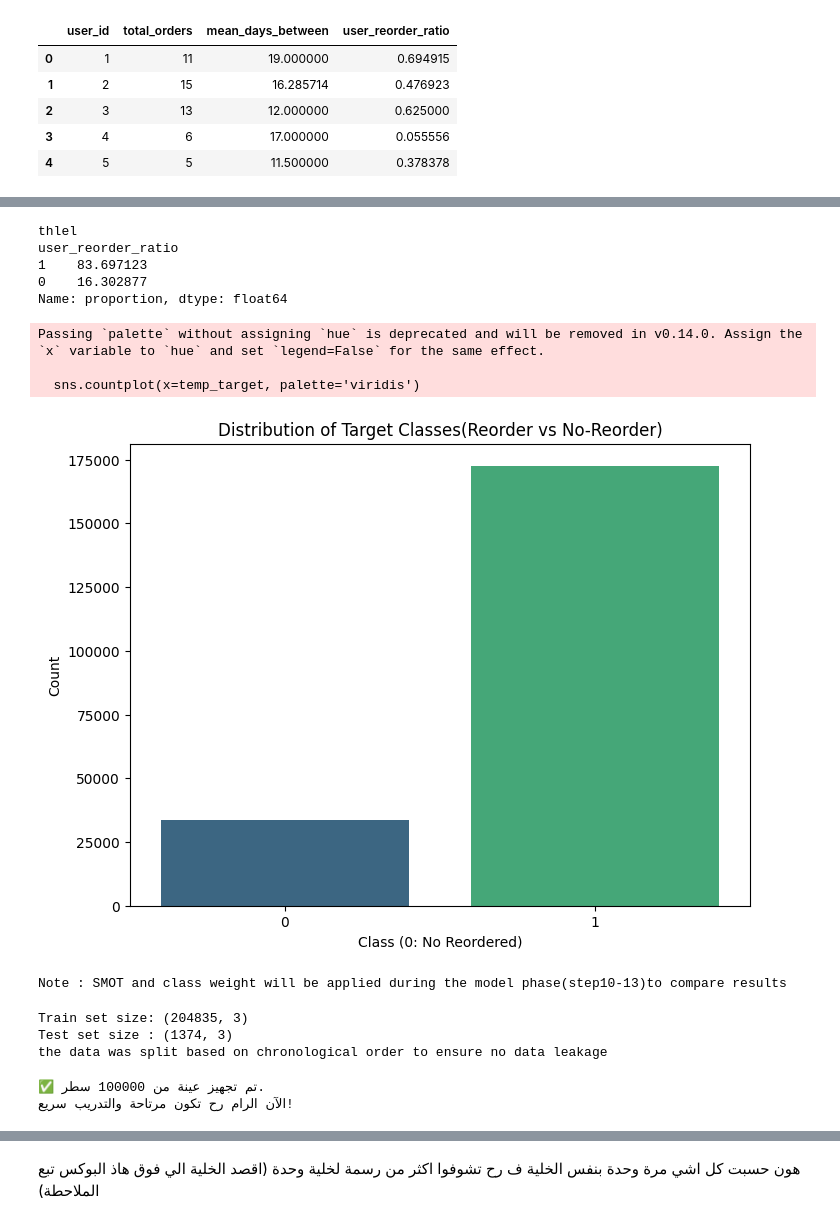
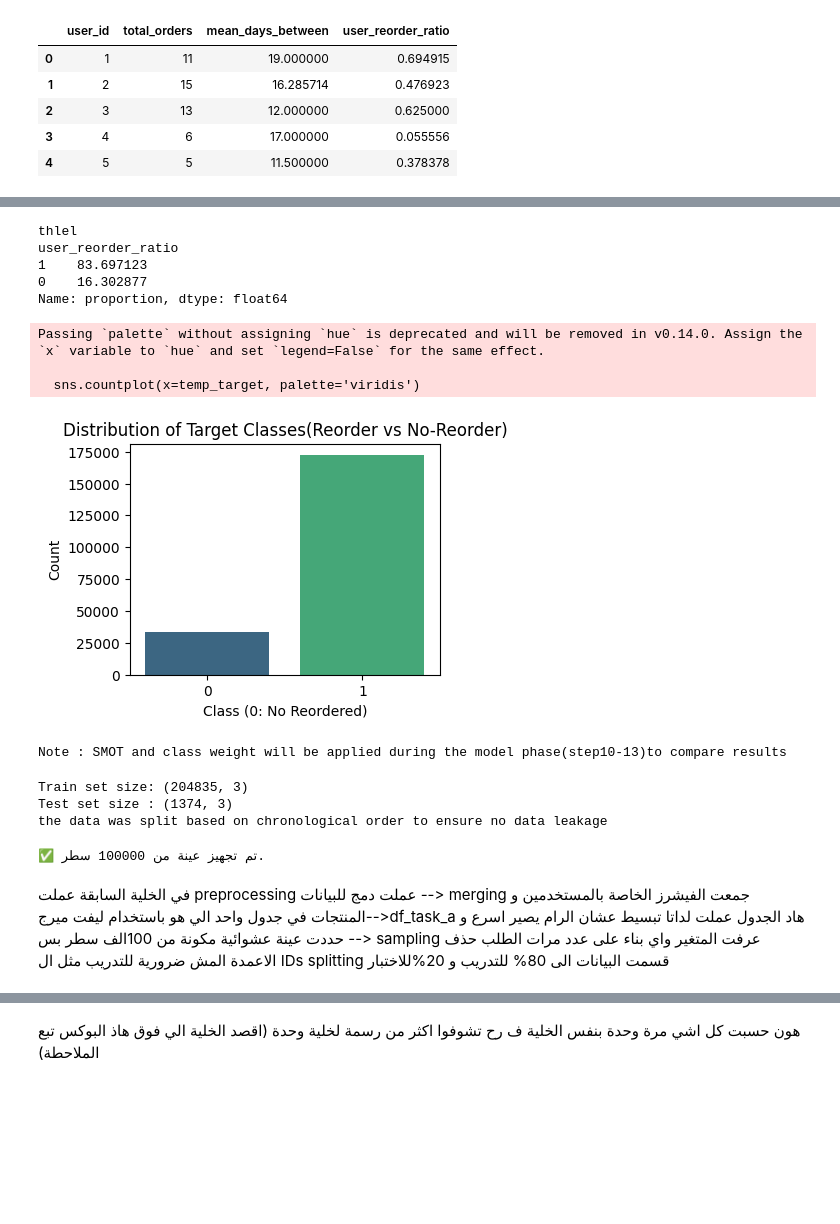
Before and after one commit to reembk5/reem-ML, a Jupyter notebook: task_A_REEM_177645.ipynb, the cells around one changed output, grey strips where cells are left out. Saved outputs shown, nothing was run; the diff lists cells and outputs as text; code cells hidden in the pictures; blank space fills up the shorter version.

```diff
--- a/task_A_REEM_177645.ipynb
+++ b/task_A_REEM_177645.ipynb
@@ -193,30 +193,30 @@ yse
 # %%
 #8
 import pandas as pd
 import matplotlib.pyplot as plt
 import seaborn as sns
 from imblearn.over_sampling import SMOTE #--> مكتبة التعامل مع عد التوازن
 if 'user_reorder_ratio' in final_df.columns:
   temp_target = final_df['user_reorder_ratio'].apply(lambda x: 1 if x > 0.2 else 0)
   print("thlel")
   print(temp_target.value_counts(normalize=True) * 100)
-  plt.figure(figsize=(8, 6))
+  plt.figure(figsize=(4 ,3))
   sns.countplot(x=temp_target, palette='viridis')
   plt.title('Distribution of Target Classes(Reorder vs No-Reorder)')
   plt.xlabel('Class (0: No Reordered)')
   plt.ylabel('Count')
   plt.show()
   print("Note : SMOT and class weight will be applied during the model phase(step10-13)to compare results  ")
 # %% [output]
 thlel
 user_reorder_ratio
 1    83.697123
 0    16.302877
 Name: proportion, dtype: float64
 Passing `palette` without assigning `hue` is deprecated and will be removed in v0.14.0. Assign the `x` variable to `hue` and set `legend=False` for the same effect.
 
   sns.countplot(x=temp_target, palette='viridis')
-[figure, old version]
+[figure, new version]
 Note : SMOT and class weight will be applied during the model phase(step10-13)to compare results
 # %%
 from matplotlib import axis
@@ -262,10 +262,19 @@ from sklearn.model_selection import train_test_split
 X_train, X_test, y_train, y_test = train_test_split(X, y, test_size=0.2, random_state=42)
 
 print(f"✅ تم تجهيز عينة من {X.shape[0]} سطر.")
-print("الآن الرام رح تكون مرتاحة والتدريب سريع!")
 # %% [output]
 ✅ تم تجهيز عينة من 100000 سطر.
-الآن الرام رح تكون مرتاحة والتدريب سريع!
+# %% [markdown]
+في الخلية السابقة عملت
+preprocessing
+عملت دمج للبيانات --> merging
+جمعت الفيشرز الخاصة بالمستخدمين و المنتجات في جدول واحد الي هو باستخدام ليفت ميرج-->df_task_a هاد الجدول
+عملت لداتا تبسيط عشان الرام يصير اسرع و حددت عينة عشوائية مكونة من 100الف سطر بس
+--> sampling
+عرفت المتغير واي بناء على عدد مرات الطلب
+حذف الاعمدة المش ضرورية للتدريب مثل ال IDs
+splitting
+قسمت البيانات الى 80% للتدريب و 20%للاختبار
 # %%
 from sklearn.metrics import (accuracy_score, precision_score, recall_score,
                              f1_score, roc_auc_score, matthews_corrcoef,
```
Also changed, not shown: parts of 11 cells of this notebook.
